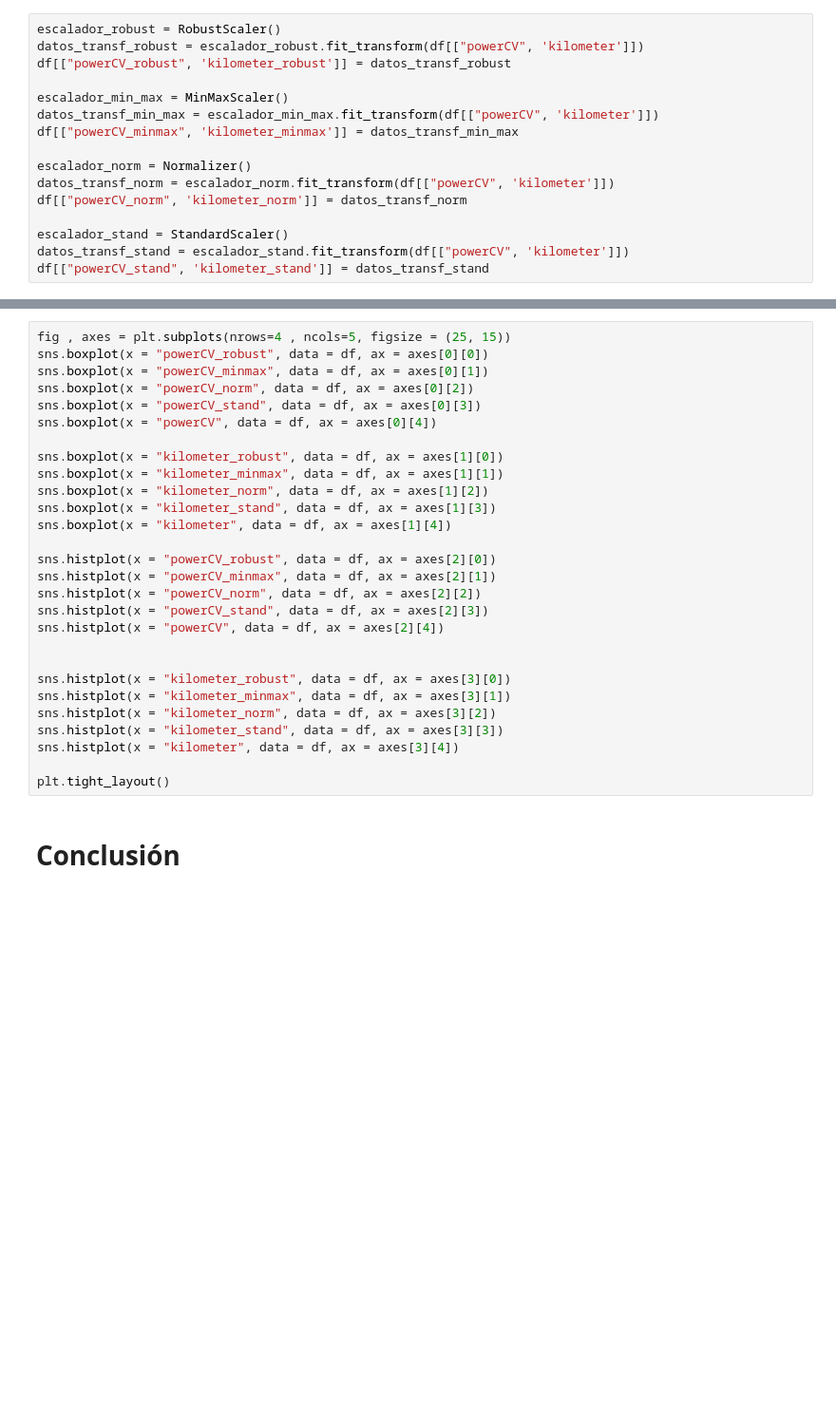
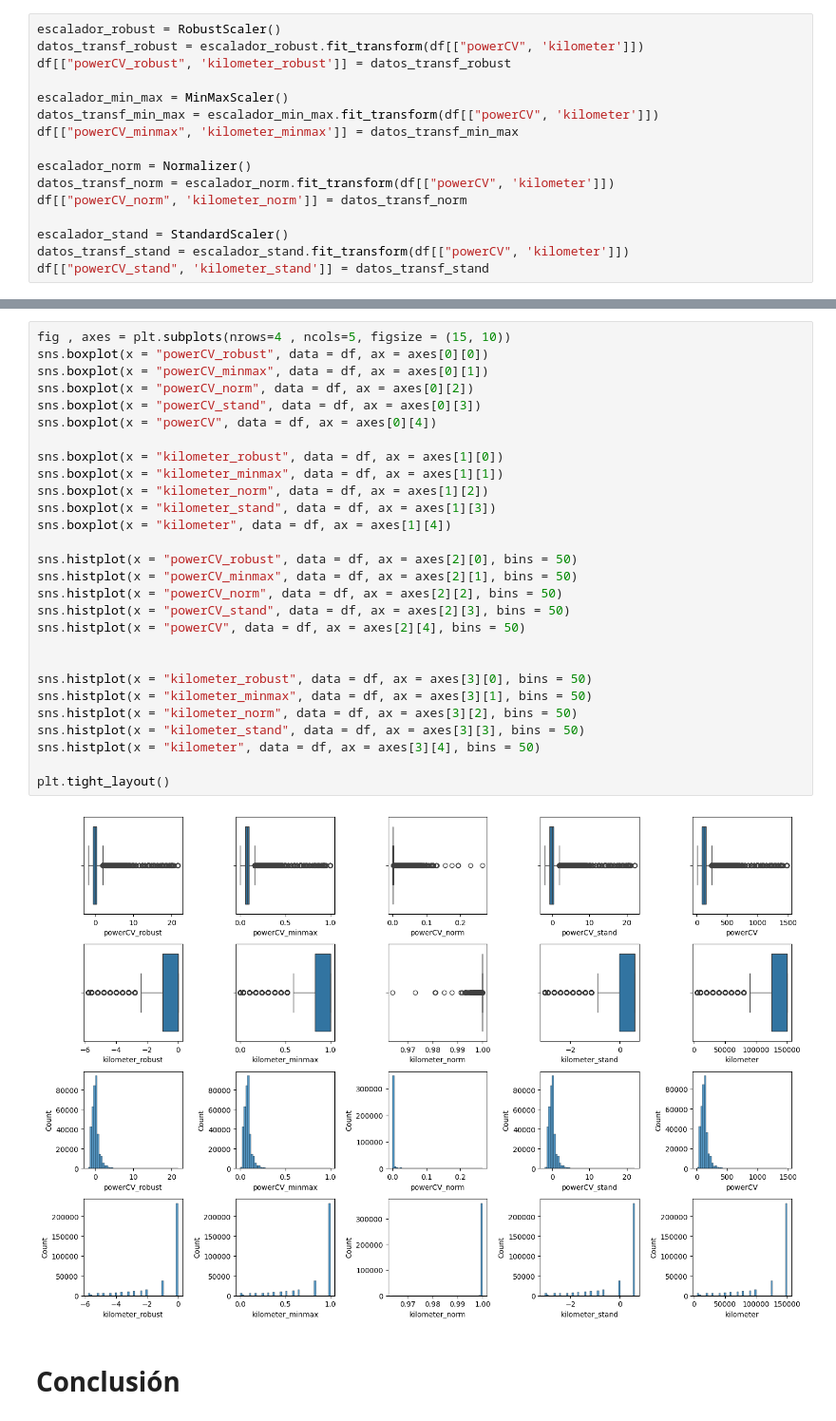
Before and after one commit to ngcarvajall/Lab_EDA_Gestion_Nulos, a Jupyter notebook: laboratorio-modulo7-leccion02-feature-scaling.ipynb, the cells around one changed output, grey strips where cells are left out. Shown at 95% size. Cells and saved outputs as stored; diff of their text form; blank space fills up the shorter version.

```diff
--- a/laboratorio-modulo7-leccion02-feature-scaling.ipynb
+++ b/laboratorio-modulo7-leccion02-feature-scaling.ipynb
@@ -129,32 +129,34 @@ df.describe().T
 | powerCV_stand | 360574.0 | 6.609155e-16 | 1.000001 | -1.949487 | -0.646985 | -0.077141 | 0.378735 | 22.146793 |
 | kilometer_stand | 360574.0 | -1.032292e-16 | 1.000001 | -3.032376 | -0.017344 | 0.610787 | 0.610787 | 0.610787 |
 # %%
-fig , axes = plt.subplots(nrows=4 , ncols=5, figsize = (25, 15))
+fig , axes = plt.subplots(nrows=4 , ncols=5, figsize = (15, 10))
 sns.boxplot(x = "powerCV_robust", data = df, ax = axes[0][0])
 sns.boxplot(x = "powerCV_minmax", data = df, ax = axes[0][1])
 sns.boxplot(x = "powerCV_norm", data = df, ax = axes[0][2])
 sns.boxplot(x = "powerCV_stand", data = df, ax = axes[0][3])
 sns.boxplot(x = "powerCV", data = df, ax = axes[0][4])
 
 sns.boxplot(x = "kilometer_robust", data = df, ax = axes[1][0])
 sns.boxplot(x = "kilometer_minmax", data = df, ax = axes[1][1])
 sns.boxplot(x = "kilometer_norm", data = df, ax = axes[1][2])
 sns.boxplot(x = "kilometer_stand", data = df, ax = axes[1][3])
 sns.boxplot(x = "kilometer", data = df, ax = axes[1][4])
 
-sns.histplot(x = "powerCV_robust", data = df, ax = axes[2][0])
-sns.histplot(x = "powerCV_minmax", data = df, ax = axes[2][1])
-sns.histplot(x = "powerCV_norm", data = df, ax = axes[2][2])
-sns.histplot(x = "powerCV_stand", data = df, ax = axes[2][3])
-sns.histplot(x = "powerCV", data = df, ax = axes[2][4])
+sns.histplot(x = "powerCV_robust", data = df, ax = axes[2][0], bins = 50)
+sns.histplot(x = "powerCV_minmax", data = df, ax = axes[2][1], bins = 50)
+sns.histplot(x = "powerCV_norm", data = df, ax = axes[2][2], bins = 50)
+sns.histplot(x = "powerCV_stand", data = df, ax = axes[2][3], bins = 50)
+sns.histplot(x = "powerCV", data = df, ax = axes[2][4], bins = 50)
 
 
-sns.histplot(x = "kilometer_robust", data = df, ax = axes[3][0])
-sns.histplot(x = "kilometer_minmax", data = df, ax = axes[3][1])
-sns.histplot(x = "kilometer_norm", data = df, ax = axes[3][2])
-sns.histplot(x = "kilometer_stand", data = df, ax = axes[3][3])
-sns.histplot(x = "kilometer", data = df, ax = axes[3][4])
+sns.histplot(x = "kilometer_robust", data = df, ax = axes[3][0], bins = 50)
+sns.histplot(x = "kilometer_minmax", data = df, ax = axes[3][1], bins = 50)
+sns.histplot(x = "kilometer_norm", data = df, ax = axes[3][2], bins = 50)
+sns.histplot(x = "kilometer_stand", data = df, ax = axes[3][3], bins = 50)
+sns.histplot(x = "kilometer", data = df, ax = axes[3][4], bins = 50)
 
 plt.tight_layout()
+# %% [output]
+[figure, added]
 # %% [markdown]
 # Conclusión
```
Also changed, not shown: parts of 2 cells of this notebook.
